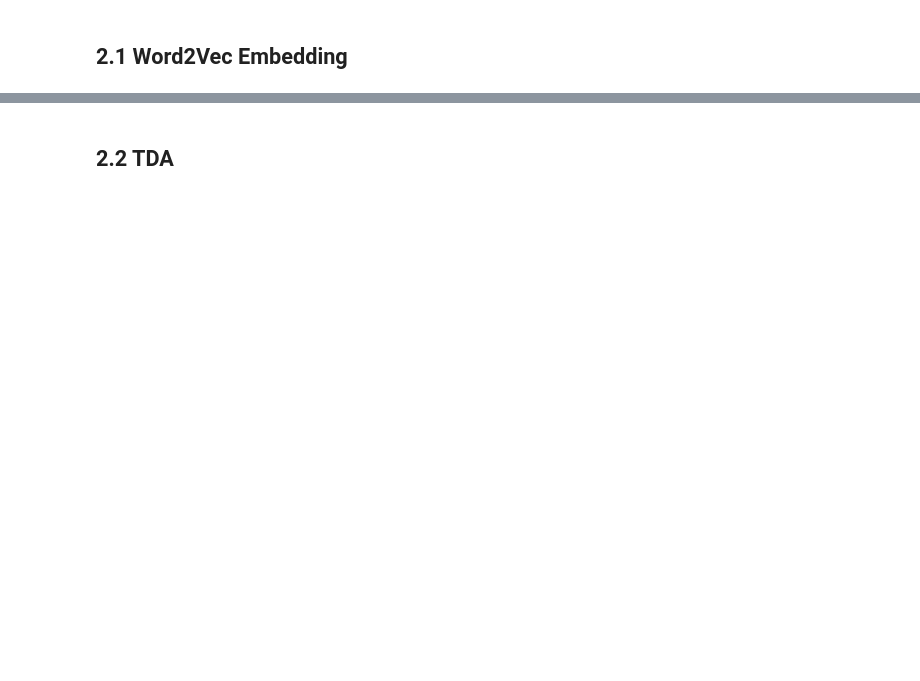
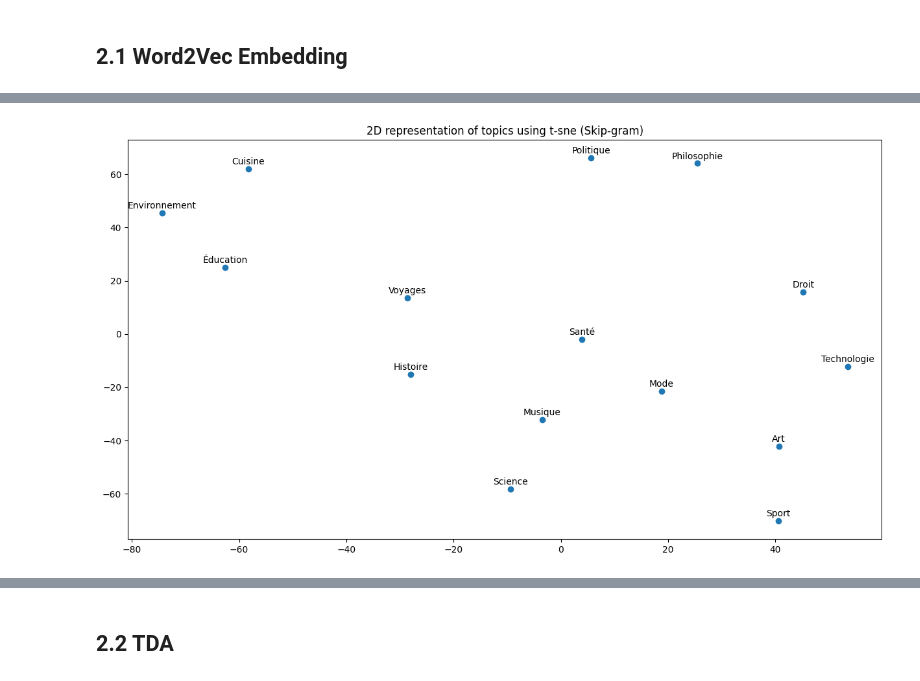
Before and after one commit to Mohsine13-bot/TDA_NAV, a Jupyter notebook: tda.ipynb, the cells around one changed output, grey strips where cells are left out. Drawn from its saved outputs; the diff is of its cells as text; code cells hidden in the pictures; blank space fills up the shorter version.

```diff
--- a/tda.ipynb
+++ b/tda.ipynb
@@ -197,0 +210,3 @@ from gensim.test.utils import common_texts
+# %%
+# Train Word2Vec model (Skip-gram)
+model_sg = Word2Vec(corpus, vector_size=50, window=5, min_count=1, workers=4, sg=1)
@@ -205,0 +227,4 @@ X = model.wv[vocab]
+# %%
+#Skip-gram representations
+vocab_sg = list(model_sg.wv.key_to_index)
+X_sg = model_sg.wv[vocab_sg]
@@ -212,3 +245,17 @@ X_tsne = tsne.fit_transform(X)
+# %%
+plt.figure(figsize=(15, 8))
+
+plt.scatter(X_tsne_sg[:, 0], X_tsne_sg[:, 1])
+
+plt.title("2D representation of topics using t-sne (Skip-gram)")
+
+for i, label in enumerate(vocab_sg):
+
+    plt.annotate(label, (X_tsne_sg[i, 0], X_tsne_sg[i, 1]), textcoords="offset points", xytext=(0, 5), ha='center')
+
+plt.show()
+# %% [output]
+[figure, added]
 # %%
 plt.figure(figsize=(15, 8))
 
```
Also changed, not shown: parts of 91 cells of this notebook, 1 other file.
